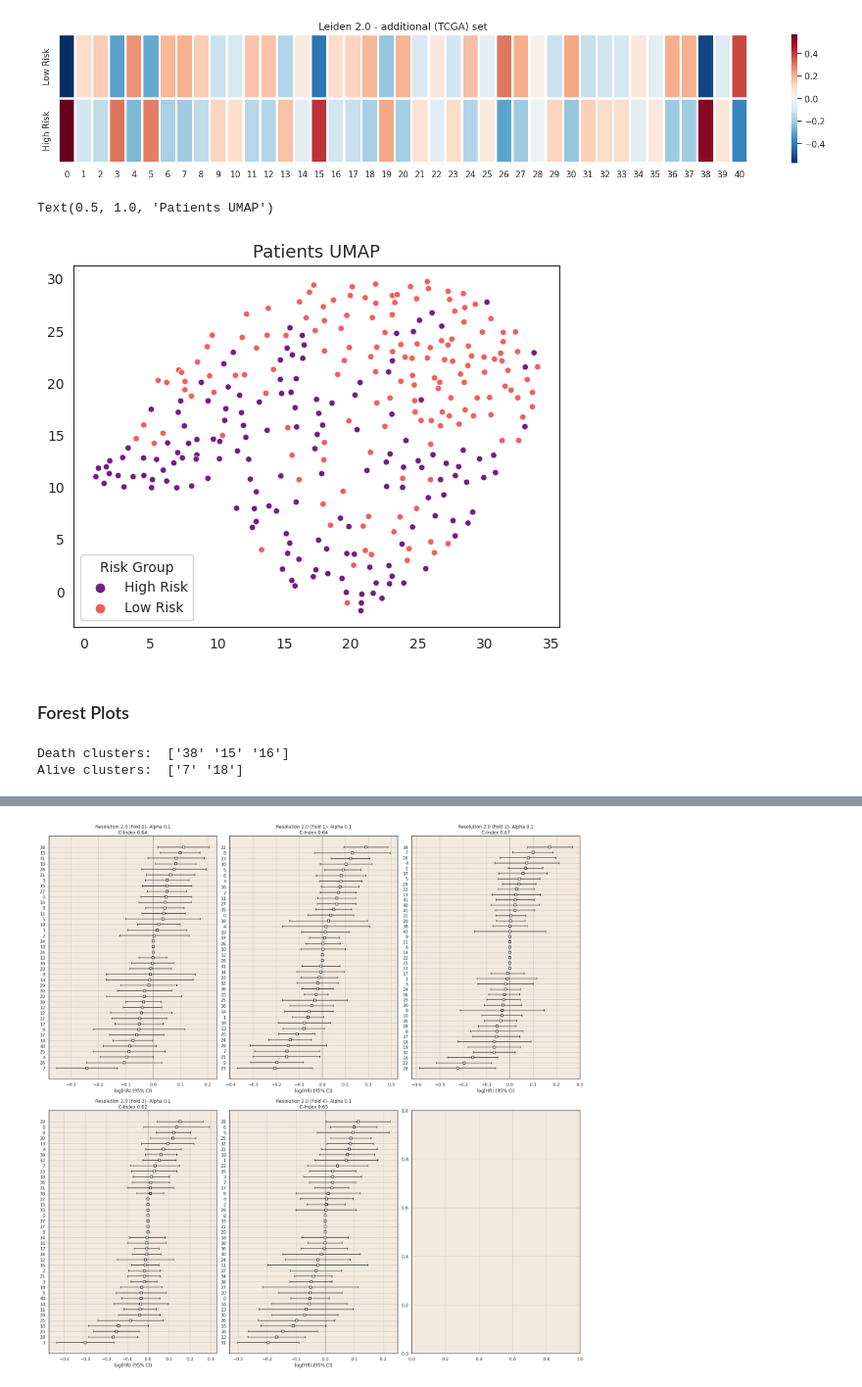
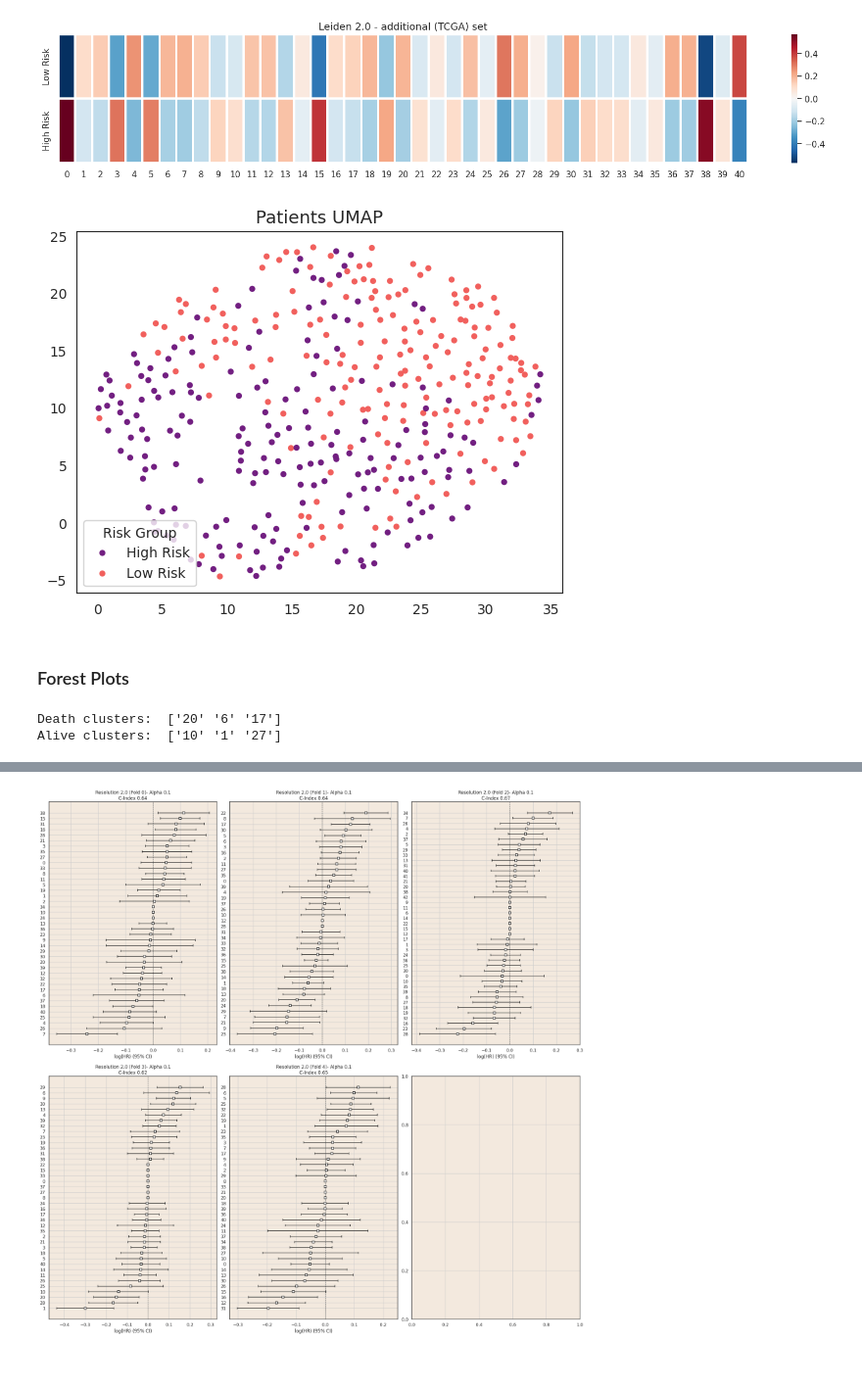
Before and after one commit to FarzanehSeyedshahi/Histomorphological-Phenotype-Learning, a Jupyter notebook: workflow/survival_figures.ipynb, the cells around one changed output, grey strips where cells are left out. Shown at 98% size. Drawn from its saved outputs; the diff is of its cells as text; code cells hidden in the pictures.

```diff
--- a/workflow/survival_figures.ipynb
+++ b/workflow/survival_figures.ipynb
@@ -135,6 +120,6 @@ train_df_all
 # %%
-categorical_data = True
-just_clusters = False
+categorical_data = False
+just_clusters = True
 # resolutions = ['2p0', '0p7', '1p0', '1p5', '2p5', '3p0', '4p0', '5p0', '7p0', '9p0']
 resolutions = ['2p0', '1p5', '2p5', '3p0', '4p0']
 
@@ -378,0 +936,26 @@ cis_df.groupby(['Leiden Resolution']).std().reset_index().drop('Fold', axis=1).i
+# %%
+#  save the lists in df
+metas_ = [[x[0] for x in X] for X in metas]
+df = pd.DataFrame(columns=meta_columns, data=metas_)
+df['risk'] = risks
+df['os_event_data'] = ev_times
+df['os_event_ind'] = censors
+df['Meso_type'] = labels
+# df['Meso_score'] = meso_scores
+# df['Meso_type'] = df['Meso_type'].apply(lambda x: x.item())
+
+
+kmf = KaplanMeierFitter()
+high_risk_group = df[df['risk'] > df['risk'].median()]
+low_risk_group = df[df['risk'] <= df['risk'].median()]
+kmf.fit(high_risk_group['os_event_data'], high_risk_group['os_event_ind'], label='High Risk')
+ax = kmf.plot()
+kmf.fit(low_risk_group['os_event_data'], low_risk_group['os_event_ind'], label='Low Risk')
+kmf.plot(ax=ax)
+# add p-value on the plot
+from lifelines.statistics import logrank_test
+results = logrank_test(high_risk_group['os_event_data'], low_risk_group['os_event_data'], high_risk_group['os_event_ind'], low_risk_group['os_event_ind'])
+results.print_summary()
+from numpy import format_float_scientific
+ax.text(0.5, 0.5, 'P-value: {}'.format(format_float_scientific(results.p_value, precision=2, exp_digits=3)), horizontalalignment='center', verticalalignment='center', transform=ax.transAxes)
+plt.show()
@@ -535,0 +1217,2 @@ def save_fold_KMs(risk_groups, additional_risk, resolution, groupby, cis, event_
+# %%
+datas_[0][0]['case_Id'] = datas_[0][0].index
@@ -536,7 +1235,7 @@ def save_fold_KMs(risk_groups, additional_risk, resolution, groupby, cis, event_
 # %%
 sns.set_style("whitegrid")
 plt.rcParams['axes.facecolor'] = '#e8f2f3'
-
+categorical_data = True
 
 for resolution in ['2p0']:
     test_risk = [pd.DataFrame(), pd.DataFrame()]
@@ -551,6 +1250,9 @@ for resolution in ['2p0']:
             dropping_columns = ['case_Id']
         else:
             dropping_columns = ['case_Id']+categorical_cols+normalize_cols
+        # adding case Id
+        for df in datas[resolution][fold]:
+            df[0]['case_Id'] = df[0].index
         datas_ = datas[resolution][fold]
         train_df_all = datas_[0][0]
         test_df_all = datas_[1][0]
@@ -610,30 +1312,30 @@ for resolution in ['2p0']:
 # %%
 import umap
 import seaborn as sns
 import matplotlib.pyplot as plt
 
 sns.set_style("white")
 resolution = '2p0'
-fold = 0
+fold = 4
 train_, _ = datas[resolution][fold][0]
 cph = cphs[resolution][fold]
 
-train = train_.drop(['case_Id']+categorical_cols+normalize_cols, axis=1)
+# train = train_.drop(['case_Id']+categorical_cols+normalize_cols, axis=1)
+train = train_.drop(['case_Id'], axis=1)
 train_preds = cph.predict_partial_hazard(train)
 high_lows_df = get_high_low_risks_df(train_preds, train)
 
 
 reducer = umap.UMAP(random_state=42, metric='correlation' , n_neighbors=20, min_dist=.9, spread=5, verbose=False)
 reducer.fit(high_lows_df.drop(['h_bin', 'hazard'], axis=1).values)
 embedding = reducer.fit_transform(high_lows_df.drop(['h_bin'], axis=1).values)
 high_lows_labels = high_lows_df['h_bin'].apply(lambda x: 'High Risk' if x == 1.0 else 'Low Risk')
 sns.scatterplot(x=embedding[:, 0], y=embedding[:, 1], hue=high_lows_labels, palette='magma', s=20, alpha=1.0, edgecolors='none');
 plt.legend(loc='lower left', title='Risk Group')
 plt.title('Patients UMAP', fontsize=13)
-# plt.savefig('{}/umap_patients.png'.format(figure_path), dpi=500, bbox_inches='tight')
+plt.savefig('{}/umap_patients.png'.format(figure_path), dpi=500, bbox_inches='tight')
 # %% [output]
-Text(0.5, 1.0, 'Patients UMAP')
-[figure, old version]
+[figure, new version]
 # %% [markdown]
 ### Forest Plots
 # %%
@@ -641,7 +1343,7 @@ Text(0.5, 1.0, 'Patients UMAP')
 annotations = pd.read_csv('{}/files/meso_annotations_john.csv'.format(main_path), index_col=0).reset_index()
 
 #  resoltuion 2.0 and Fold 0
-model = cphs['2p0'][0]
+model = cphs['2p0'][4]
 results_df = model.summary
 results_df['hpc'] = results_df.index
 results_df = results_df.sort_values(by='coef', ascending=False).reset_index(drop=True)
@@ -670,15 +1372,16 @@ for class_ in ['death', 'alive']:
             i_rand = np.random.randint(0, len(indexes))
             index_ = indexes[i_rand]
             set_ = sets[i_rand]
-            if set_ == 'valid': set_ = 'validation'
-            h5_image_path = h5_complete_path.split('results/')[0] + 'datasets/{}/he/patches_h224_w224/hdf5_Meso_400_subsampled_he_{}.h5'.format('Meso_400_subsampled', set_)
+            if set_ == 'valid': set_address = 'validation'
+            else: set_address = set_
+            h5_image_path = h5_complete_path.split('results/')[0] + 'datasets/{}/he/patches_h224_w224/hdf5_Meso_he_{}.h5'.format('Meso', set_address)
             h5_image = h5py.File(h5_image_path, 'r')
-            im_list.append((h5_image['img'][int(index_)], cluster_number))
+            im_list.append((h5_image['{}_img'.format(set_)][int(index_)], cluster_number))
             h5_image.close()
     im_list_dict[class_] = im_list
 # %% [output]
-Death clusters:  ['38' '15' '16']
-Alive clusters:  ['7' '18']
+Death clusters:  ['20' '6' '17']
+Alive clusters:  ['10' '1' '27']
 # %%
 import textwrap
 sns.set_style("darkgrid")
```
Also changed, not shown: parts of 28 cells of this notebook, 1 other file.
